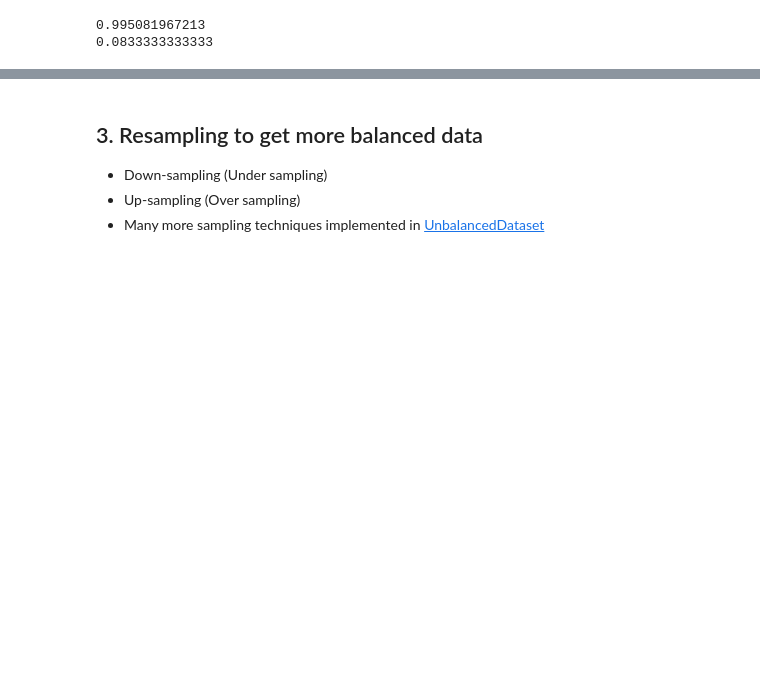
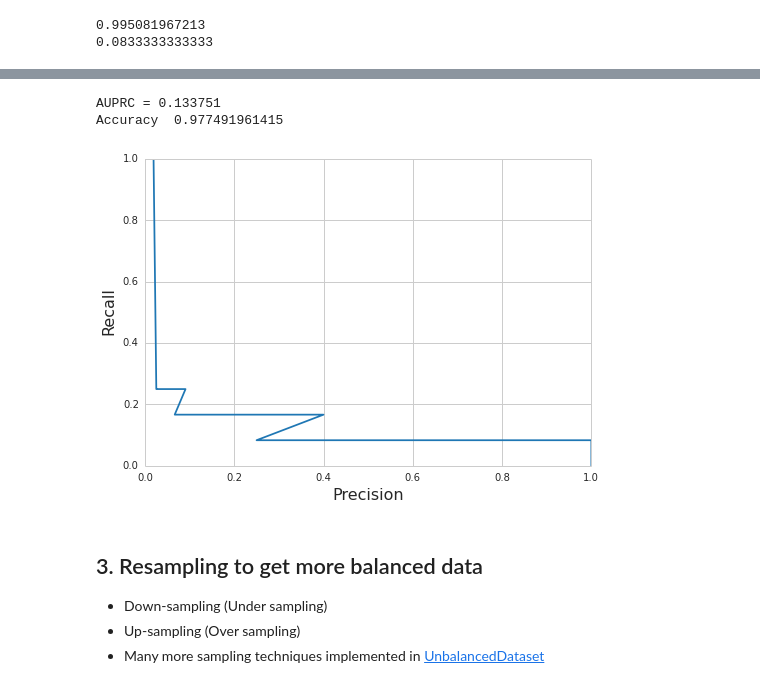
Before and after one commit to wangz10/class_imbalance, a Jupyter notebook: Main.ipynb, the cells around one changed output, grey strips where cells are left out. Saved outputs shown, nothing was run; the diff lists cells and outputs as text; code cells hidden in the pictures; blank space fills up the shorter version.

```diff
--- a/Main.ipynb
+++ b/Main.ipynb
@@ -160,3 +163,19 @@ Accuracy  0.977491961415
+# %%
+# plot scores across thresholds
+fig, ax = plt.subplots()
+
+pr, rc, thresholds = metrics.precision_recall_curve(y[test_idx], y_probas)
+ax.plot(pr, rc, color=COLORS10[0])
+
+ax.legend(loc='best')
+ax.set_xlabel('Precision', fontsize=16)
+ax.set_ylabel('Recall', fontsize=16)
+print 'AUPRC = %.6f' % metrics.average_precision_score(y[test_idx], y_probas)
+print 'Accuracy ', metrics.accuracy_score(y[test_idx], y_preds)
+# %% [output]
+AUPRC = 0.133751
+Accuracy  0.977491961415
+[figure, added]
 # %% [markdown]
 ## 3. Resampling to get more balanced data
 + Down-sampling (Under sampling)
```
Also changed, not shown: parts of 13 cells of this notebook, 1 other file.
